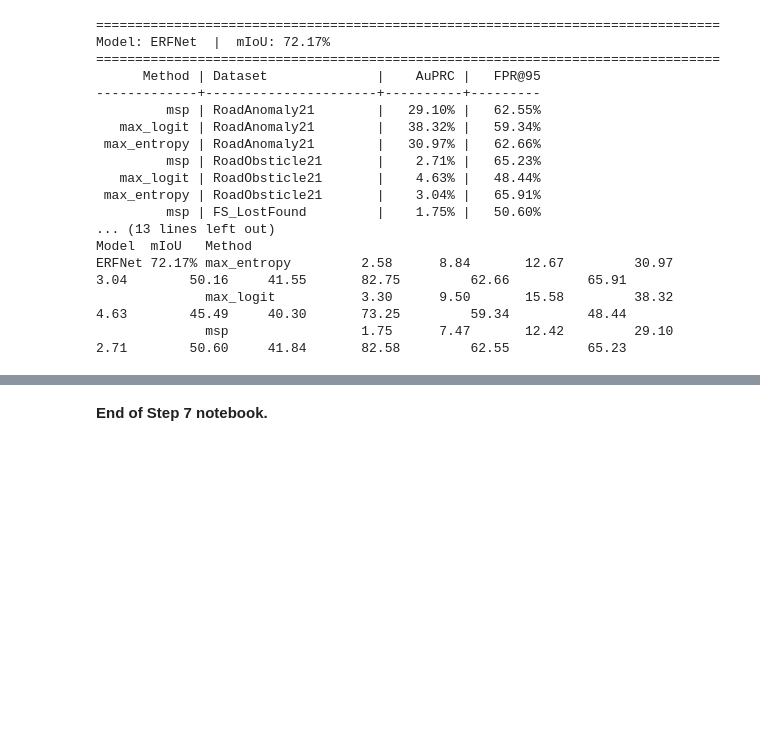
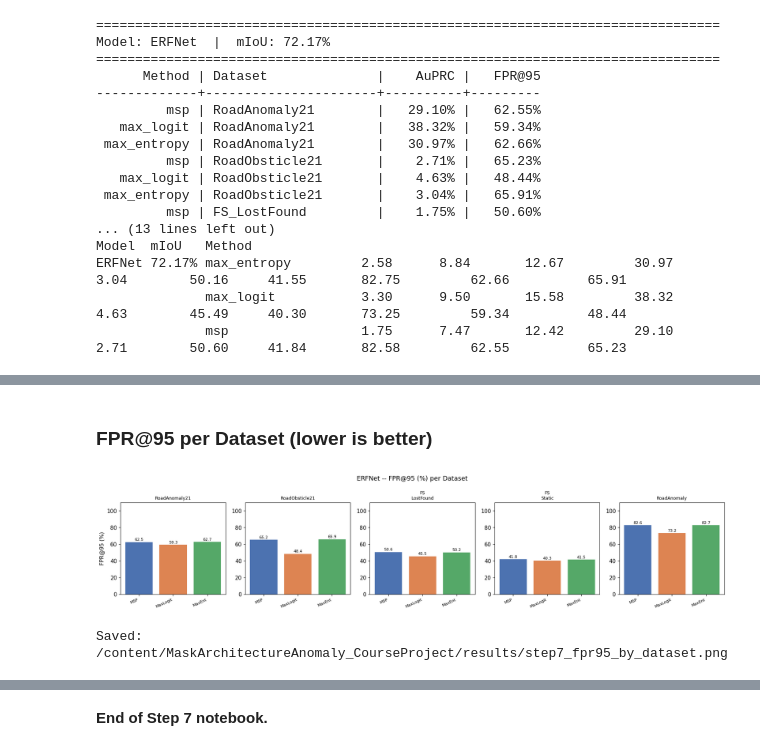
Before and after one commit to marinomic/MaskArchitectureAnomaly_CourseProject, a Jupyter notebook: notebooks/Step7_pixel_baselines.ipynb, the cells around one changed output, grey strips where cells are left out. Saved outputs shown, nothing was run; the diff lists cells and outputs as text; code cells hidden in the pictures; blank space fills up the shorter version.

```diff
--- a/notebooks/Step7_pixel_baselines.ipynb
+++ b/notebooks/Step7_pixel_baselines.ipynb
@@ -814,0 +741,29 @@ ERFNet 72.17% max_entropy         2.58      8.84       12.67         30.97
+# %% [markdown]
+### FPR@95 per Dataset (lower is better)
+# %%
+fig, axes = plt.subplots(1, 5, figsize=(18, 4))
+fig.suptitle("ERFNet -- FPR@95 (%) per Dataset", fontsize=13)
+
+for ax, ds in zip(axes, _DS_LABELS):
+    vals = [
+        results.get(ds, {}).get(m, {}).get("fpr95", 0.0) * 100
+        for m in ["msp", "max_logit", "max_entropy"]
+    ]
+    bars = ax.bar(range(3), vals, color=[_COLORS[m] for m in ["msp", "max_logit", "max_entropy"]])
+    ax.set_title(ds.replace("_", "\n"), fontsize=9)
+    ax.set_xticks(range(3))
+    ax.set_xticklabels(["MSP", "MaxLogit", "MaxEnt"], rotation=25, ha="right", fontsize=8)
+    ax.set_ylim(0, 110)
+    for bar, val in zip(bars, vals):
+        ax.text(bar.get_x() + bar.get_width() / 2, bar.get_height() + 0.8,
+                f"{val:.1f}", ha='center', va='bottom', fontsize=8)
+
+axes[0].set_ylabel("FPR@95 (%)")
+plt.tight_layout()
+_out = osp.join(_ROOT, "results", "step7_fpr95_by_dataset.png")
+plt.savefig(_out, dpi=150, bbox_inches="tight")
+plt.show()
+print(f"Saved: {_out}")
+# %% [output]
+[figure, added]
+Saved: /content/MaskArchitectureAnomaly_CourseProject/results/step7_fpr95_by_dataset.png
```
Also changed, not shown: parts of 28 cells of this notebook, 3 other files.
